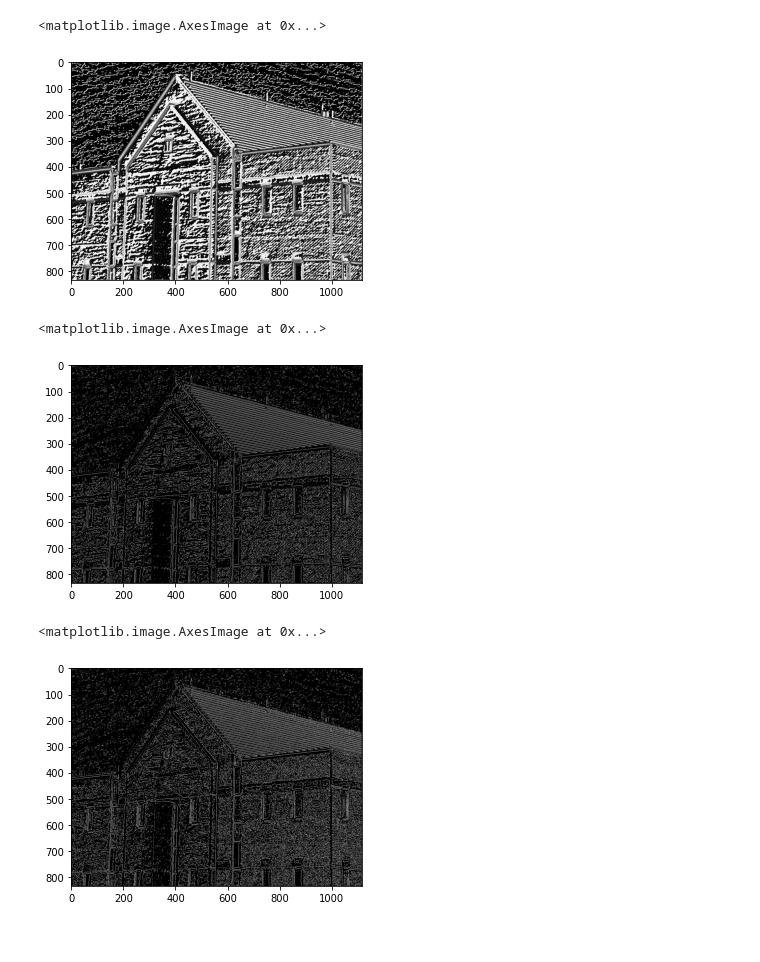
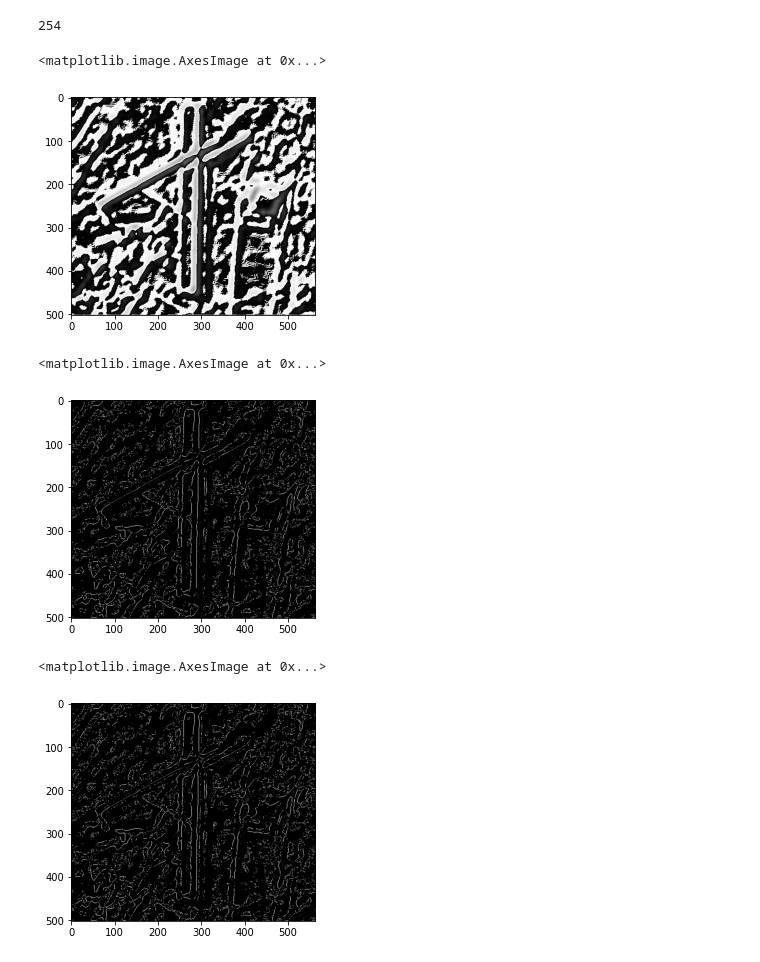
Before and after one commit to swzhxx/DIP, a Jupyter notebook: segmentation/canny-edge.ipynb, the cells around one changed output. Saved outputs shown, nothing was run; the diff lists cells and outputs as text; code cells hidden in the pictures.

```diff
--- a/segmentation/canny-edge.ipynb
+++ b/segmentation/canny-edge.ipynb
@@ -3,7 +3,7 @@ from  matplotlib import pyplot as plt
 import numpy as np
 from scipy import ndimage as ndim
 # %%
-f = plt.imread("./../images/building-cropped-834by1114.tif")
+f = plt.imread("./../images/airport.tif")
 plt.imshow(f , "gray")
 # %% [output]
 <matplotlib.image.AxesImage at 0x...>
@@ -11,7 +11,7 @@ plt.imshow(f , "gray")
 # %%
 # Gauss Blur
 f = f.copy()
-g = ndim.gaussian_filter(f , sigma =2)
+g = ndim.gaussian_filter(f , sigma =5)
 
 plt.imshow(g,"gray")
 # %% [output]
@@ -61,11 +61,13 @@ def magnitude(gx , gy):
     m = np.abs(gx) + np.abs(gy)
     return m
 m = magnitude(gx , gy)
+print(m.max())
 m = m / m.max() * 255
 plt.imshow(m , "gray")
 # %% [output]
-<matplotlib.image.AxesImage at 0x...>
+254
+<matplotlib.image.AxesImage at 0x...>
-[figure, old version]
+[figure, new version]
 # %%
 
 """
@@ -111,31 +113,26 @@ nm = non_max_suppression(m,d)
 plt.imshow(nm , "gray")
 # %% [output]
 <matplotlib.image.AxesImage at 0x...>
-[figure, old version]
+[figure, new version]
 # %%
 ## 双门限处理
-def threshold(g , low_threshold_ratio = 0.05 , high_threshold_radio = 1):
+def threshold(g , low_threshold_ratio = 0.5 , high_threshold_radio = 1 , weak = 25, strong=255):
     high_threshold = g.max() * high_threshold_radio
     low_threshold = high_threshold * low_threshold_ratio
-
     res = np.zeros(g.shape)
-
-    weak = 25
-    strong = 255
 
     strong_y , strong_x = np.where(g > high_threshold)
     zeros_y , zeros_x = np.where(g < low_threshold)
-
     weak_y , weak_x = np.where((g <= high_threshold) & (g>=low_threshold))
 
     res[strong_y,strong_x] = strong
     res[weak_y , weak_x] = weak
-
+    res[zeros_y , zeros_x] = 0
     return res
 
-res = threshold(nm )
+res = threshold(nm , weak = 100 , high_threshold_radio = 0.19)
 
 plt.imshow(res,"gray" )
 # %% [output]
 <matplotlib.image.AxesImage at 0x...>
-[figure, old version]
+[figure, new version]
```
Also changed, not shown: parts of 5 cells of this notebook, 3 other files.
